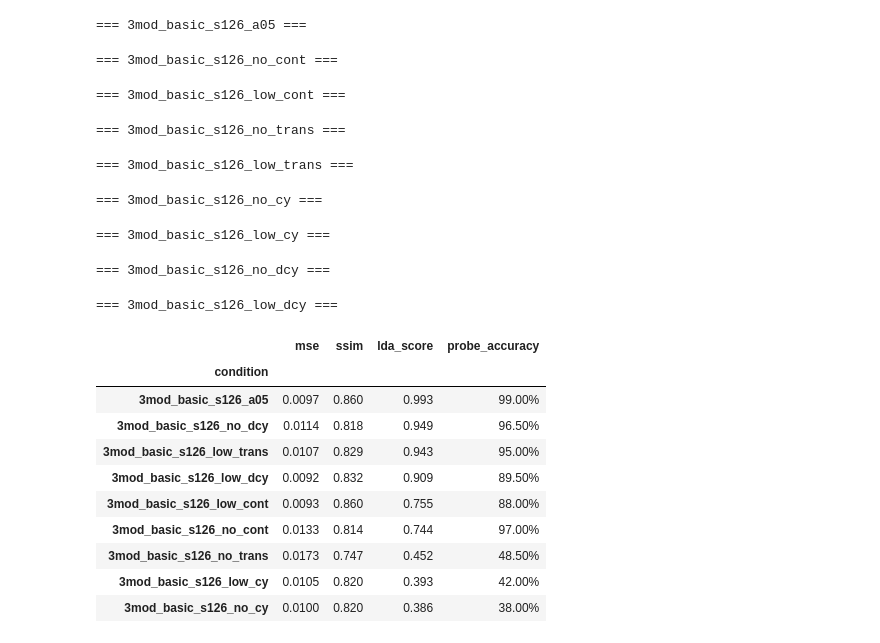
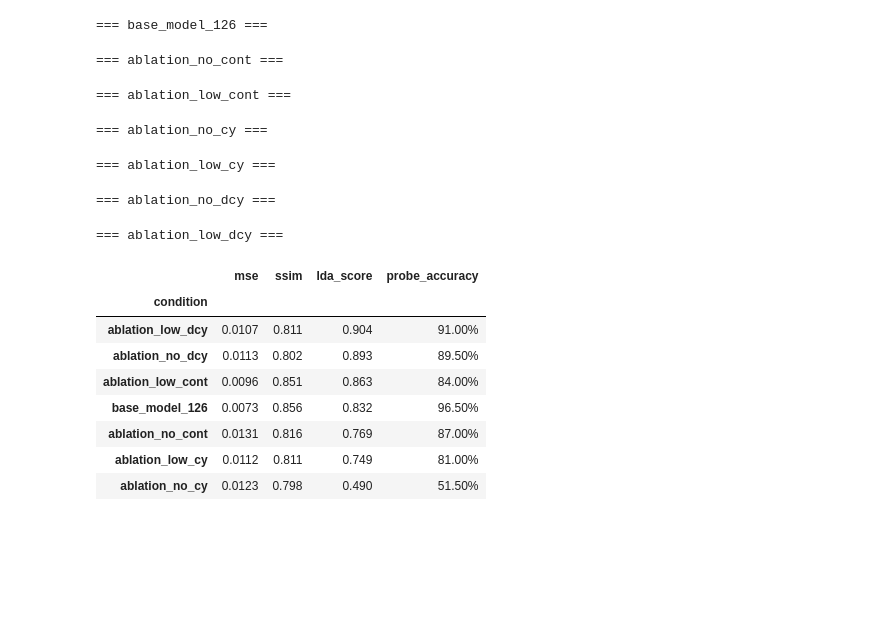
Before and after one commit to lucas-ch/gwsyn, a Jupyter notebook: notebooks/ablation.ipynb, the cells around one changed output. Cells and saved outputs as stored; diff of their text form; code cells hidden in the pictures; blank space fills up the shorter version.

```diff
--- a/notebooks/ablation.ipynb
+++ b/notebooks/ablation.ipynb
@@ -44,15 +44,13 @@ def compute_reconstruction_quality(original_rgb, decoded_rgb):
 # ---- boucle principale ----
 
 conditions = [
-    "3mod_basic_s126_a05",
-    "3mod_basic_s126_no_cont",
-    "3mod_basic_s126_low_cont",
-    "3mod_basic_s126_no_trans",
-    "3mod_basic_s126_low_trans",
-    "3mod_basic_s126_no_cy",
-    "3mod_basic_s126_low_cy",
-    "3mod_basic_s126_no_dcy",
-    "3mod_basic_s126_low_dcy",
+    "base_model_126",
+    "ablation_no_cont",
+    "ablation_low_cont",
+    "ablation_no_cy",
+    "ablation_low_cy",
+    "ablation_no_dcy",
+    "ablation_low_dcy",
 ]
 
 checkpoint_epoch  = 0
@@ -103,48 +101,44 @@ for condition in conditions:
                                value=0.75, saturation_boost=1.8)
     results = logistic_probe(colors_np, cats)
 
     rows.append({
         "condition"        : condition,
         "mse"              : recon["mse"],
         "ssim"             : recon["ssim"],
         "lda_score"        : metrics["lda_score"],
         "probe_accuracy"   : results["accuracy"],
     })
 
     del decoded_images, objects   # libère la mémoire GPU
     torch.cuda.empty_cache()
 
 # ---- tableau récapitulatif ----
 
 df = pd.DataFrame(rows).set_index("condition")
 df = df.sort_values("lda_score", ascending=False)   # tri par LDA, ajuste si besoin
 
 # affichage Jupyter
 display(
     df.style
       .format({"mse": "{:.4f}", "ssim": "{:.3f}",
                "lda_score": "{:.3f}", "probe_accuracy": "{:.2%}"})
       .background_gradient(subset=["ssim", "lda_score", "probe_accuracy"], cmap="RdYlGn")
       .background_gradient(subset=["mse"], cmap="RdYlGn_r")   # MSE : plus bas = mieux
 )
 # %% [output]
-=== 3mod_basic_s126_a05 ===
+=== base_model_126 ===
-=== 3mod_basic_s126_no_cont ===
+=== ablation_no_cont ===
-=== 3mod_basic_s126_low_cont ===
+=== ablation_low_cont ===
-=== 3mod_basic_s126_no_trans ===
+=== ablation_no_cy ===
-=== 3mod_basic_s126_low_trans ===
+=== ablation_low_cy ===
-=== 3mod_basic_s126_no_cy ===
+=== ablation_no_dcy ===
-=== 3mod_basic_s126_low_cy ===
+=== ablation_low_dcy ===
-=== 3mod_basic_s126_no_dcy ===
-=== 3mod_basic_s126_low_dcy ===
 |  | mse | ssim | lda_score | probe_accuracy |
 | condition |  |  |  |  |
-| 3mod_basic_s126_a05 | 0.0097 | 0.860 | 0.993 | 99.00% |
-| 3mod_basic_s126_no_dcy | 0.0114 | 0.818 | 0.949 | 96.50% |
-| 3mod_basic_s126_low_trans | 0.0107 | 0.829 | 0.943 | 95.00% |
-| 3mod_basic_s126_low_dcy | 0.0092 | 0.832 | 0.909 | 89.50% |
-| 3mod_basic_s126_low_cont | 0.0093 | 0.860 | 0.755 | 88.00% |
-| 3mod_basic_s126_no_cont | 0.0133 | 0.814 | 0.744 | 97.00% |
-| 3mod_basic_s126_no_trans | 0.0173 | 0.747 | 0.452 | 48.50% |
-| 3mod_basic_s126_low_cy | 0.0105 | 0.820 | 0.393 | 42.00% |
-| 3mod_basic_s126_no_cy | 0.0100 | 0.820 | 0.386 | 38.00% |
+| ablation_low_dcy | 0.0107 | 0.811 | 0.904 | 91.00% |
+| ablation_no_dcy | 0.0113 | 0.802 | 0.893 | 89.50% |
+| ablation_low_cont | 0.0096 | 0.851 | 0.863 | 84.00% |
+| base_model_126 | 0.0073 | 0.856 | 0.832 | 96.50% |
+| ablation_no_cont | 0.0131 | 0.816 | 0.769 | 87.00% |
+| ablation_low_cy | 0.0112 | 0.811 | 0.749 | 81.00% |
+| ablation_no_cy | 0.0123 | 0.798 | 0.490 | 51.50% |
```
Also changed, not shown: 15 other files.
